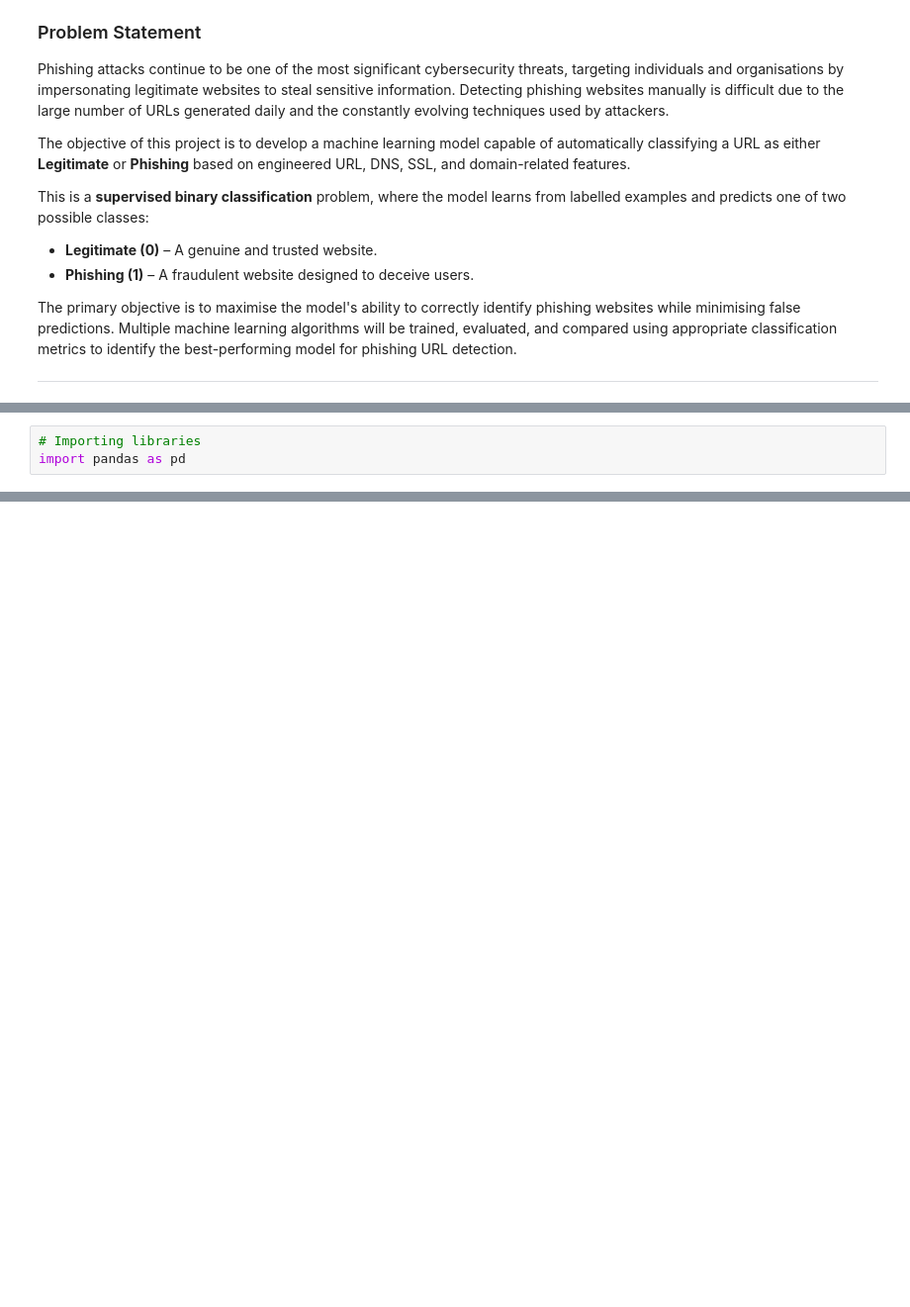
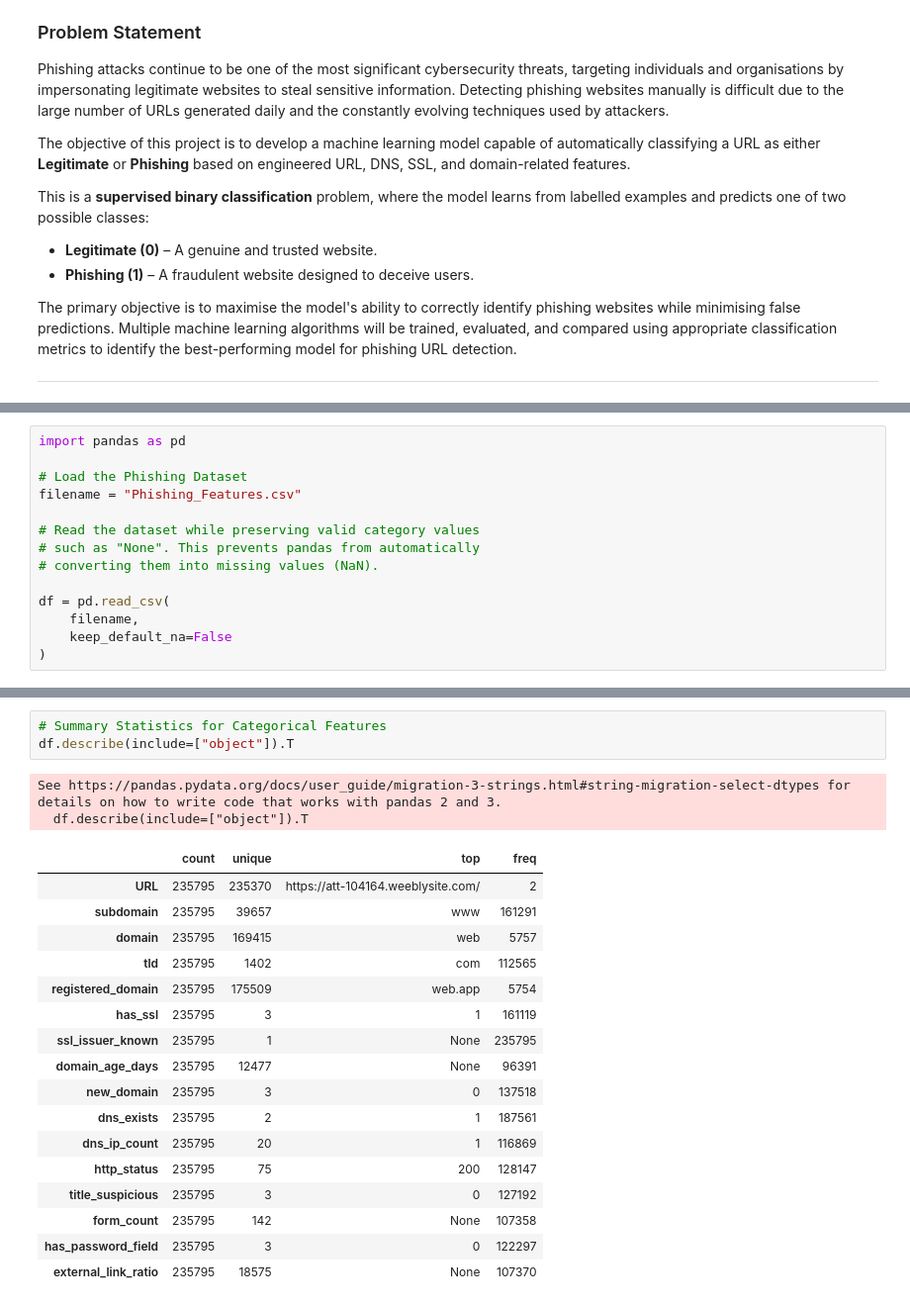
Before and after one commit to ajay-nagpal/Phishing-URL-detector, a Jupyter notebook: phishing_url_detector.ipynb, the cells around one changed output, grey strips where cells are left out. Shown at 99% size. Cells and saved outputs as stored; diff of their text form; blank space fills up the shorter version.

```diff
--- a/phishing_url_detector.ipynb
+++ b/phishing_url_detector.ipynb
@@ -122,3 +362,14 @@ Few things to check when loading a CSV file:
 # %%
-# Importing libraries
 import pandas as pd
+
+# Load the Phishing Dataset
+filename = "Phishing_Features.csv"
+
+# Read the dataset while preserving valid category values
+# such as "None". This prevents pandas from automatically
+# converting them into missing values (NaN).
+
+df = pd.read_csv(
+    filename,
+    keep_default_na=False
+)
@@ -124,0 +563,23 @@ import pandas as pd
+# %%
+# Summary Statistics for Categorical Features
+df.describe(include=["object"]).T
+# %% [output]
+See https://pandas.pydata.org/docs/user_guide/migration-3-strings.html#string-migration-select-dtypes for details on how to write code that works with pandas 2 and 3.
+  df.describe(include=["object"]).T
+|  | count | unique | top | freq |
+| URL | 235795 | 235370 | https://att-104164.weeblysite.com/ | 2 |
+| subdomain | 235795 | 39657 | www | 161291 |
+| domain | 235795 | 169415 | web | 5757 |
+| tld | 235795 | 1402 | com | 112565 |
+| registered_domain | 235795 | 175509 | web.app | 5754 |
+| has_ssl | 235795 | 3 | 1 | 161119 |
+| ssl_issuer_known | 235795 | 1 | None | 235795 |
+| domain_age_days | 235795 | 12477 | None | 96391 |
+| new_domain | 235795 | 3 | 0 | 137518 |
+| dns_exists | 235795 | 2 | 1 | 187561 |
+| dns_ip_count | 235795 | 20 | 1 | 116869 |
+| http_status | 235795 | 75 | 200 | 128147 |
+| title_suspicious | 235795 | 3 | 0 | 127192 |
+| form_count | 235795 | 142 | None | 107358 |
+| has_password_field | 235795 | 3 | 0 | 122297 |
+| external_link_ratio | 235795 | 18575 | None | 107370 |
```
Also changed, not shown: parts of 17 cells of this notebook.
